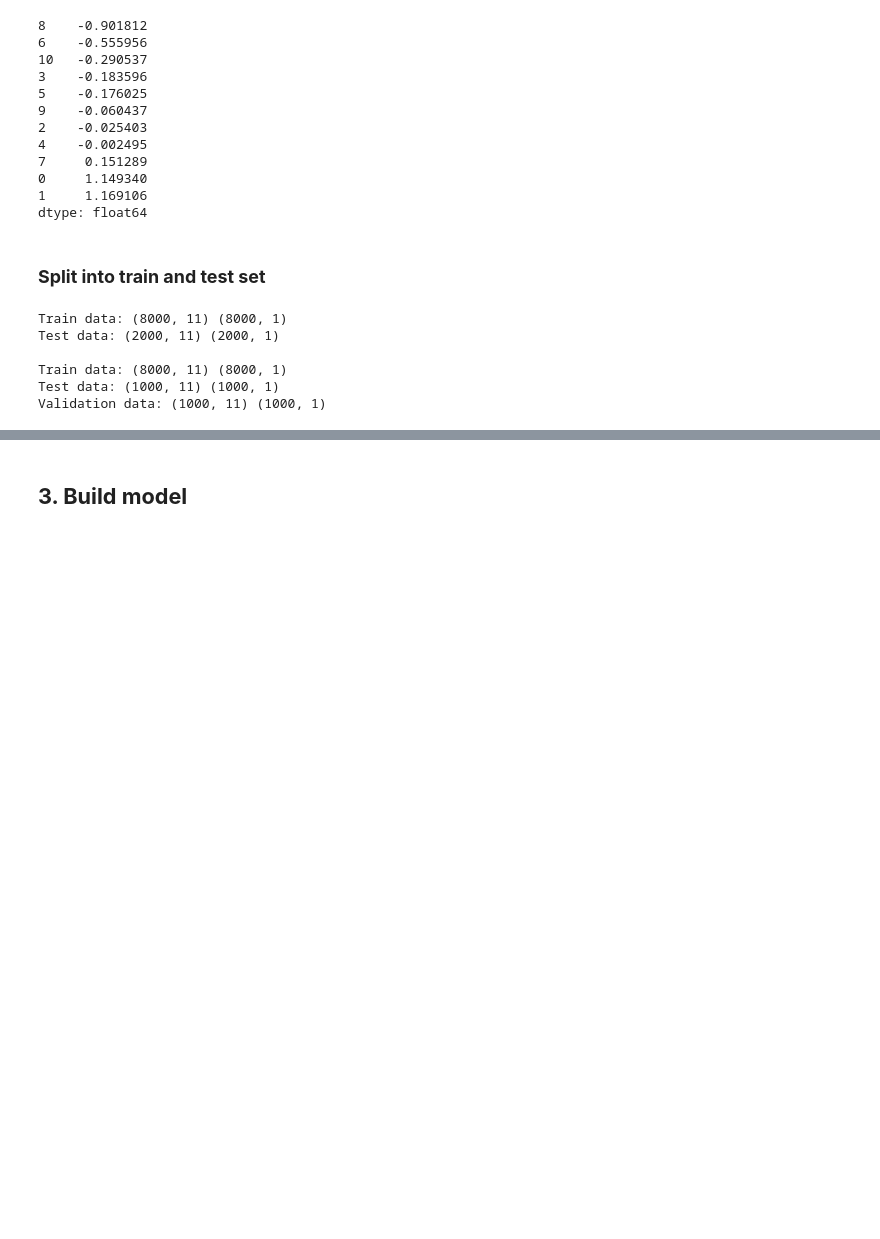
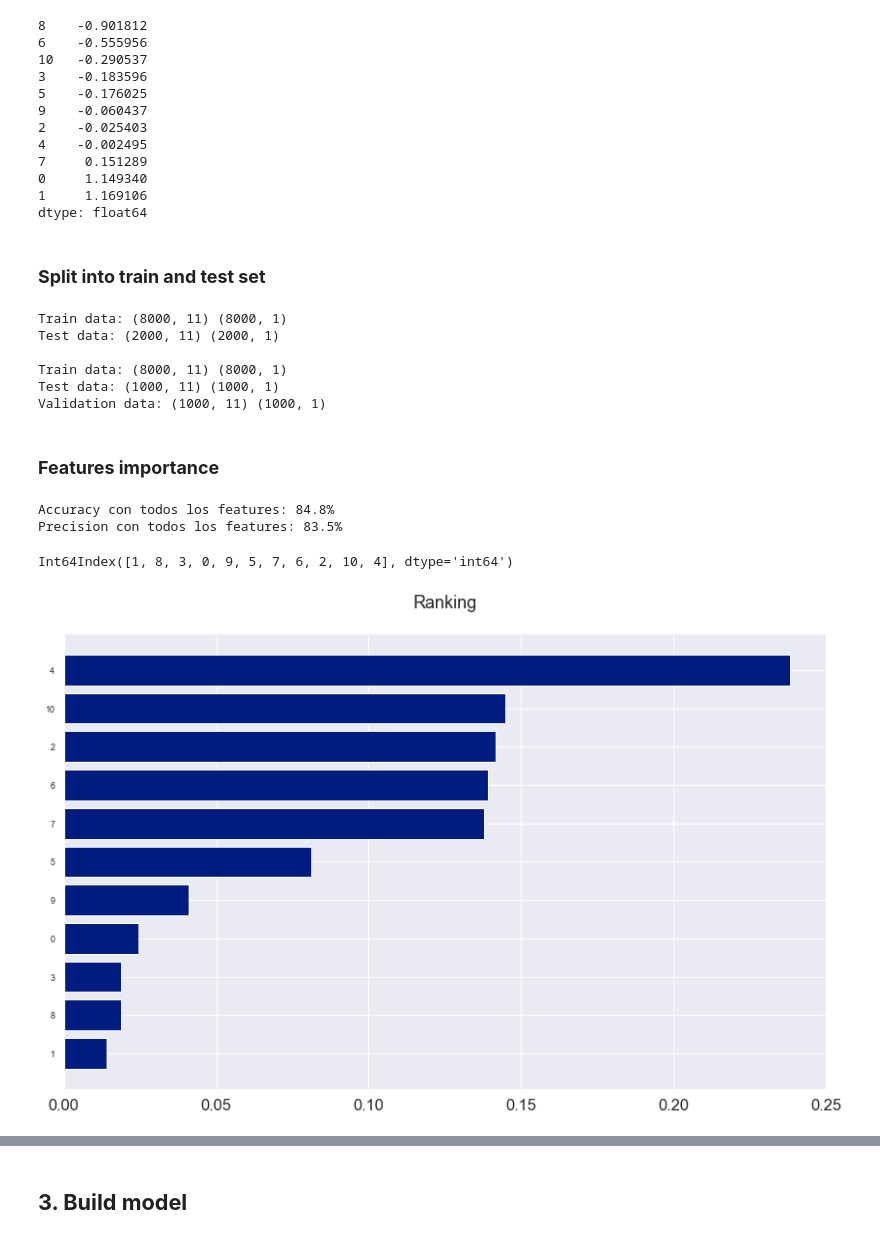
Before and after one commit to jorge-robledo11/Portfolio, a Jupyter notebook: Deep Learning/01. Proyecto DL - MLP + Churn Modeling.ipynb, the cells around one changed output, grey strips where cells are left out. Saved outputs shown, nothing was run; the diff lists cells and outputs as text; code cells hidden in the pictures; blank space fills up the shorter version.

```diff
--- a/Deep Learning/01. Proyecto DL - MLP + Churn Modeling.ipynb
+++ b/Deep Learning/01. Proyecto DL - MLP + Churn Modeling.ipynb
@@ -174,3 +174,41 @@ Test data: (2000, 11) (2000, 1)
 Train data: (8000, 11) (8000, 1)
 Test data: (1000, 11) (1000, 1)
 Validation data: (1000, 11) (1000, 1)
+# %% [markdown]
+### **Features importance**
+# %%
+# Features importance
+from sklearn.ensemble import RandomForestClassifier
+from sklearn.metrics import accuracy_score
+from sklearn.metrics import precision_score
+
+# We train the algorithm
+forest = RandomForestClassifier(random_state=seed, n_jobs=-1)
+forest.fit(X_train, y_train)
+
+# We extract the important predictors
+importances = forest.feature_importances_
+
+# Prediction
+y_pred_forest = forest.predict(X_test)
+print(f'Accuracy con todos los features: {round(accuracy_score(y_test, y_pred_forest)*100, 2)}%')
+print(f'Precision con todos los features: {round(precision_score(y_test, y_pred_forest, average="weighted")*100, 2)}%')
+# %% [output]
+Accuracy con todos los features: 84.8%
+Precision con todos los features: 83.5%
+# %%
+# Extracts the indexes ordered from smallest to largest
+ranking = np.argsort(importances)
+print(X.columns[ranking])
+# %% [output]
+Int64Index([1, 8, 3, 0, 9, 5, 7, 6, 2, 10, 4], dtype='int64')
+# %%
+# Ranking Barhorizontal
+plt.figure(figsize=(12,8))
+sns.set_theme(style='darkgrid', palette='dark', font_scale=1.5)
+plt.title('Ranking\n')
+plt.barh(range(X.shape[1]), importances[ranking])
+plt.yticks(range(X.shape[1]), X.columns[ranking], fontsize=9)
+plt.tight_layout();
+# %% [output]
+[figure, added]
```
Also changed, not shown: parts of 11 cells of this notebook, 1 other file.
